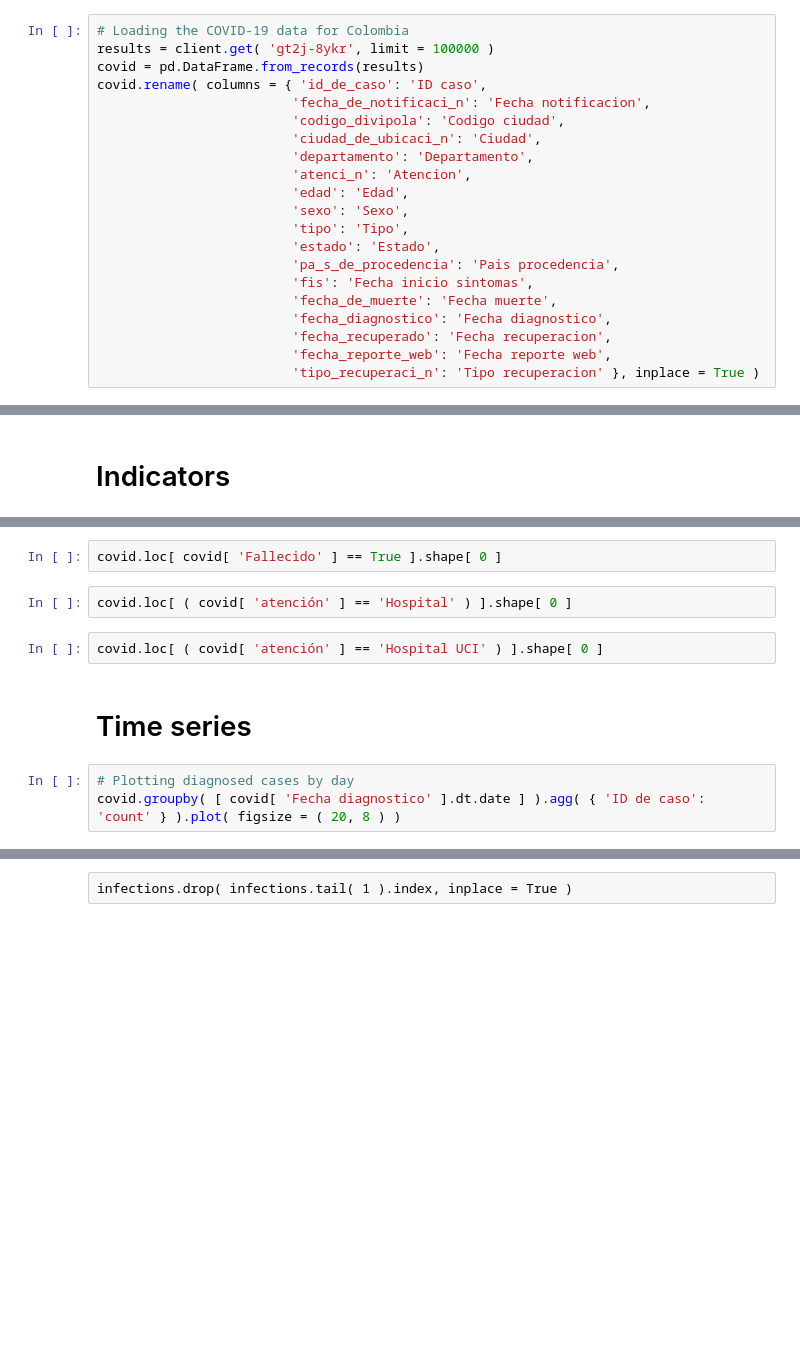
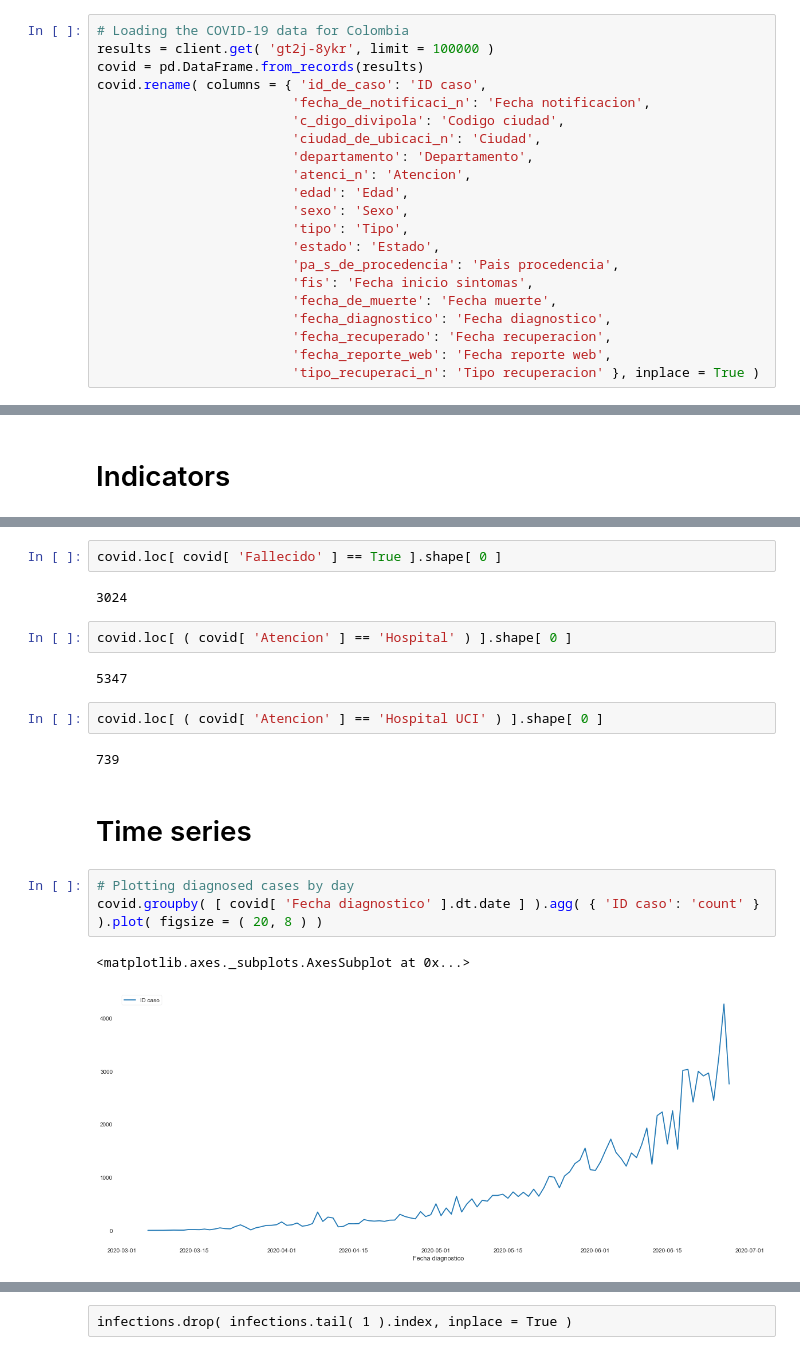
Before and after one commit to andrespd1/siscovid, a Jupyter notebook: COVID-19.ipynb, the cells around one changed output, grey strips where cells are left out. Cells and saved outputs as stored; diff of their text form; blank space fills up the shorter version.

```diff
--- a/COVID-19.ipynb
+++ b/COVID-19.ipynb
@@ -27,7 +27,7 @@ results = client.get( 'gt2j-8ykr', limit = 100000 )
 covid = pd.DataFrame.from_records(results)
 covid.rename( columns = { 'id_de_caso': 'ID caso',
                          'fecha_de_notificaci_n': 'Fecha notificacion',
-                         'codigo_divipola': 'Codigo ciudad',
+                         'c_digo_divipola': 'Codigo ciudad',
                          'ciudad_de_ubicaci_n': 'Ciudad',
                          'departamento': 'Departamento',
                          'atenci_n': 'Atencion',
@@ -149,13 +159,22 @@ covid.loc[ covid[ 'Recuperado' ] == True ].shape[ 0 ]
 # %%
 covid.loc[ covid[ 'Fallecido' ] == True ].shape[ 0 ]
+# %% [output]
+3024
 # %%
-covid.loc[ ( covid[ 'atención' ] == 'Hospital' ) ].shape[ 0 ]
+covid.loc[ ( covid[ 'Atencion' ] == 'Hospital' ) ].shape[ 0 ]
+# %% [output]
+5347
 # %%
-covid.loc[ ( covid[ 'atención' ] == 'Hospital UCI' ) ].shape[ 0 ]
+covid.loc[ ( covid[ 'Atencion' ] == 'Hospital UCI' ) ].shape[ 0 ]
+# %% [output]
+739
 # %% [markdown]
 # Time series
 # %%
 # Plotting diagnosed cases by day
-covid.groupby( [ covid[ 'Fecha diagnostico' ].dt.date ] ).agg( { 'ID de caso': 'count' } ).plot( figsize = ( 20, 8 ) )
+covid.groupby( [ covid[ 'Fecha diagnostico' ].dt.date ] ).agg( { 'ID caso': 'count' } ).plot( figsize = ( 20, 8 ) )
+# %% [output]
+<matplotlib.axes._subplots.AxesSubplot at 0x...>
+[figure, added]
 # %%
 # Plotting diagnosed cases by day (cumulative sum)
```
Also changed, not shown: parts of 25 cells of this notebook, 24 other files.
